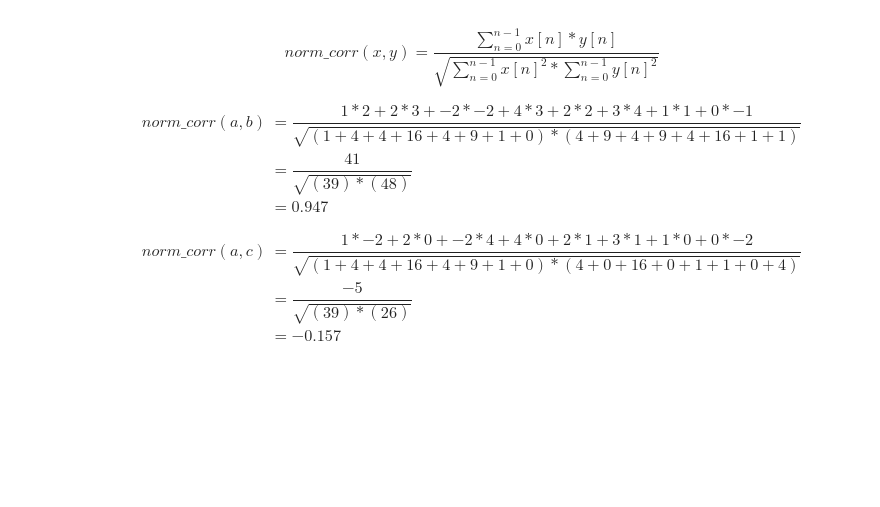
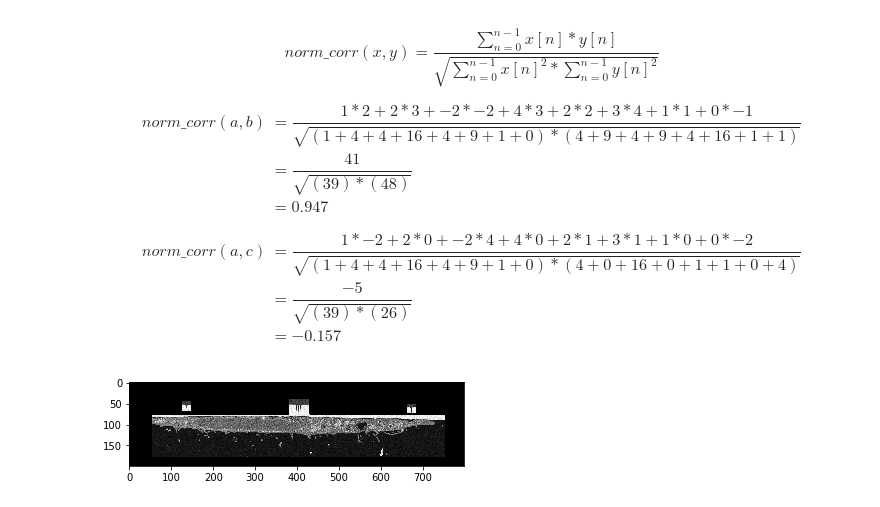
Before and after one commit to clEsperanto/pyclesperanto_prototype, a Jupyter notebook: demo/filter/template_matching.ipynb, the cells around one changed output. Saved outputs shown, nothing was run; the diff lists cells and outputs as text; code cells hidden in the pictures; blank space fills up the shorter version.

```diff
--- a/demo/filter/template_matching.ipynb
+++ b/demo/filter/template_matching.ipynb
@@ -65,3 +63,10 @@ norm\_corr(a,c) & =\dfrac{1*-2+2*0+-2*4+4*0+2*1+3*1+1*0+0*-2}{\sqrt{(1+4+4+16+4+
 & =\dfrac{-5}{\sqrt{(39)*(26)}} \\
 & =-0.157
 \end{align}$$
+# %%
+slice2 = imread("/Users/rossg/Documents/clij-data/CZI_dCLIJ/Run1_slice_01597_z=8.2082um.tif")
+slice2 = slice2[5050:7050, 2000: 10000]
+slice2_downsample = cle.scale(slice2, factor_x=0.1, factor_y=0.1, auto_size=True)
+cle.imshow(slice2_downsample)
+# %% [output]
+[figure, added]
```
Also changed, not shown: parts of 5 cells of this notebook, 5 other files.
